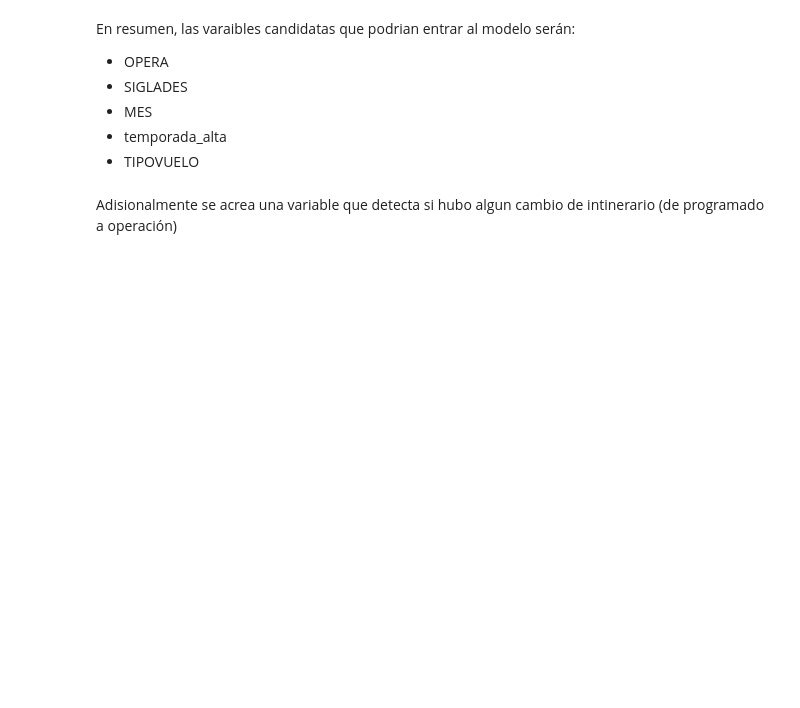
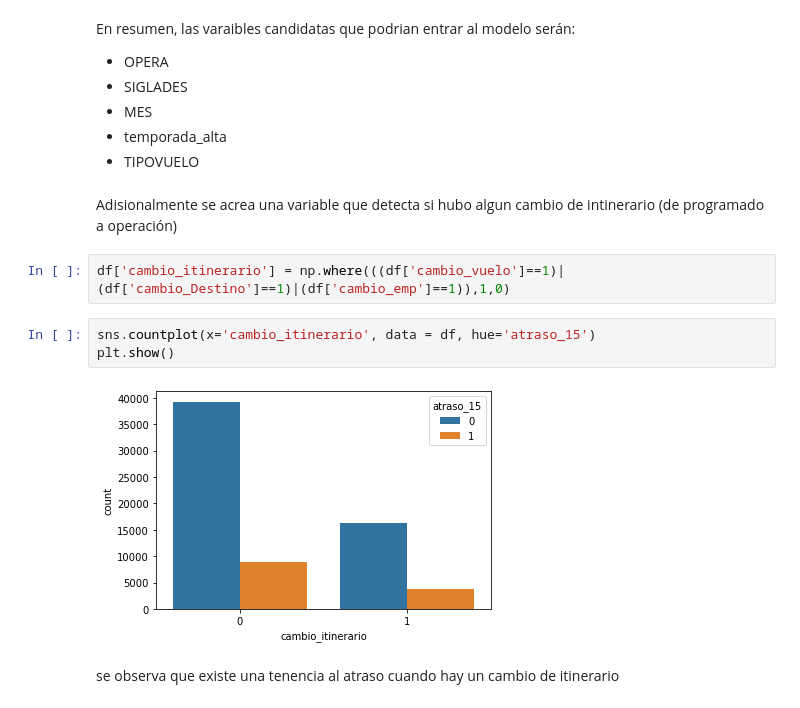
Before and after one commit to fabrizziosv91/Desafio_Latam, a Jupyter notebook: Solution.ipynb, the cells around one changed output. Cells and saved outputs as stored; diff of their text form; blank space fills up the shorter version.

```diff
--- a/Solution.ipynb
+++ b/Solution.ipynb
@@ -578,3 +578,12 @@ En resumen, las varaibles candidatas que podrian entrar al modelo serán:
 * TIPOVUELO
 # %% [markdown]
 Adisionalmente se acrea una variable que detecta si hubo algun cambio de intinerario (de programado a operación)
+# %%
+df['cambio_itinerario'] = np.where(((df['cambio_vuelo']==1)|(df['cambio_Destino']==1)|(df['cambio_emp']==1)),1,0)
+# %%
+sns.countplot(x='cambio_itinerario', data = df, hue='atraso_15')
+plt.show()
+# %% [output]
+[figure, added]
+# %% [markdown]
+se observa que existe una tenencia al atraso cuando hay un cambio de itinerario
```
